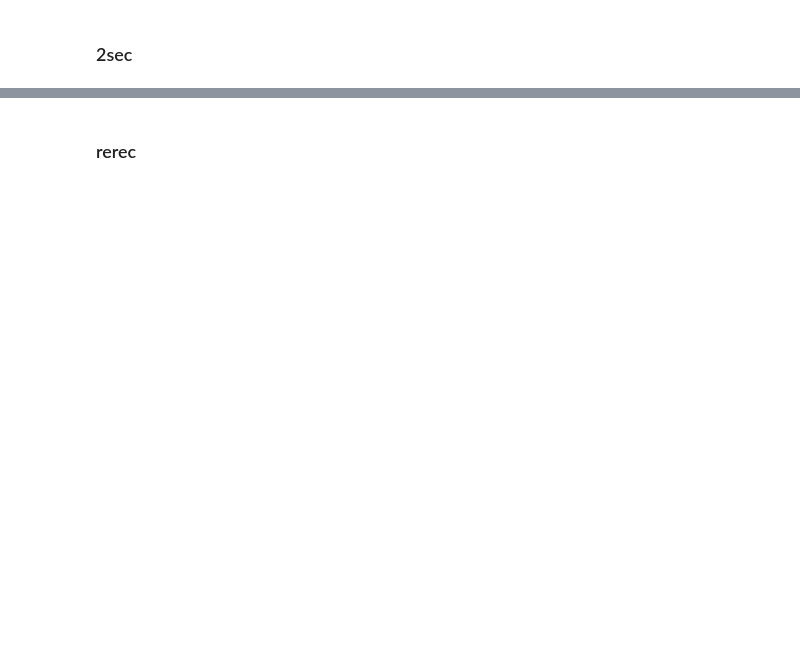
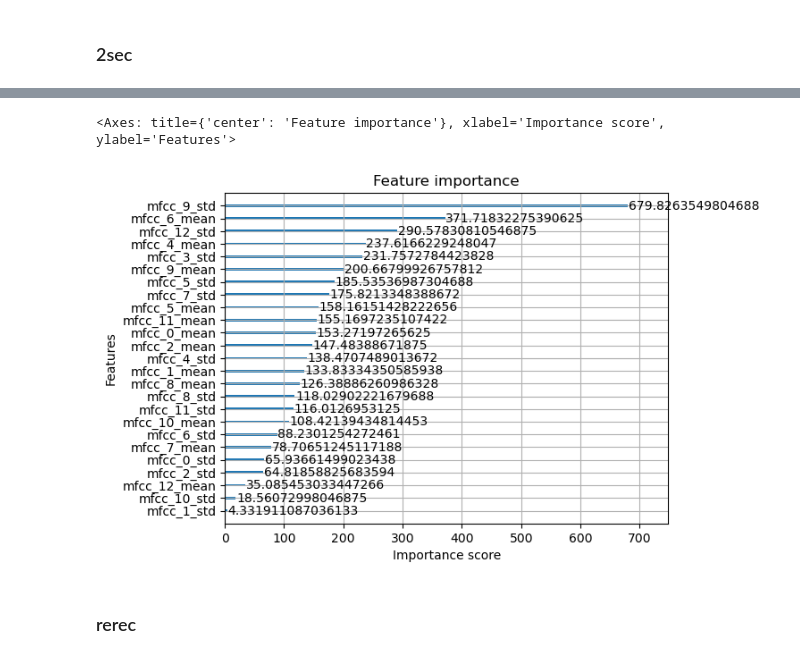
Before and after one commit to kir1ck/AudioDeepfakeDetection_ML, a Jupyter notebook: research.ipynb, the cells around one changed output, grey strips where cells are left out. Cells and saved outputs as stored; diff of their text form; code cells hidden in the pictures; blank space fills up the shorter version.

```diff
--- a/research.ipynb
+++ b/research.ipynb
@@ -822,3 +912,24 @@ fig.suptitle('RF MFCC feature importances');
 ### 2sec
 # %%
 # Модель на данных FoR-2sec с признаками MFCC
+xgb_sec_mfcc_train = xgb.DMatrix(X_sec_mfcc_train, y_sec_train)
+xgb_sec_mfcc_test = xgb.DMatrix(X_sec_mfcc_test, y_sec_test)
+xgb_sec_mfcc_valid = xgb.DMatrix(X_sec_mfcc_valid, y_sec_valid)
+
+xgb_sec_mfcc = xgb.train(
+    params={
+        'objective':'binary:logistic',
+        'max_depth':3,
+        'learning_rate':0.3
+    },
+    dtrain=xgb_sec_mfcc_train,
+    num_boost_round =20
+)
+
+y_xgb_sec_mfcc_test_pred = xgb_sec_mfcc.predict(xgb_sec_mfcc_test)
+y_xgb_sec_mfcc_test_pred = (y_xgb_sec_mfcc_test_pred > 0.75).astype(int)
+y_xgb_sec_mfcc_valid_pred = xgb_sec_mfcc.predict(xgb_sec_mfcc_valid)
+y_xgb_sec_mfcc_valid_pred = (y_xgb_sec_mfcc_valid_pred > 0.75).astype(int)
+
+print(metrics.classification_report(y_sec_test, y_xgb_sec_mfcc_test_pred))
+print(metrics.classification_report(y_sec_valid, y_xgb_sec_mfcc_valid_pred))
@@ -825,3 +954,8 @@ fig.suptitle('RF MFCC feature importances');
+# %%
+xgb.plot_importance(xgb_sec_mfcc, importance_type='gain')
+# %% [output]
+<Axes: title={'center': 'Feature importance'}, xlabel='Importance score', ylabel='Features'>
+[figure, added]
 # %% [markdown]
 ### rerec
 # %%
```
Also changed, not shown: parts of 15 cells of this notebook.
